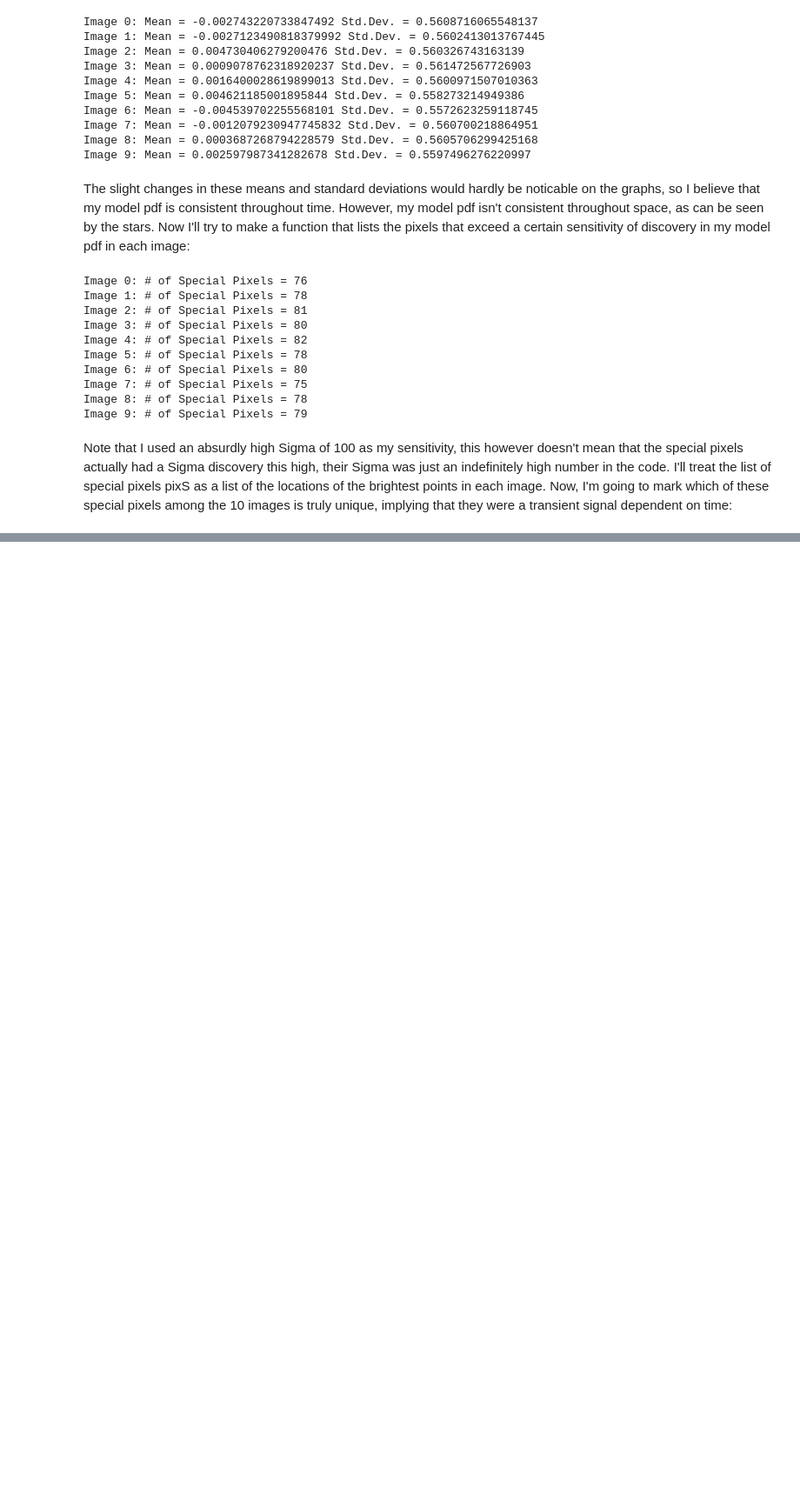
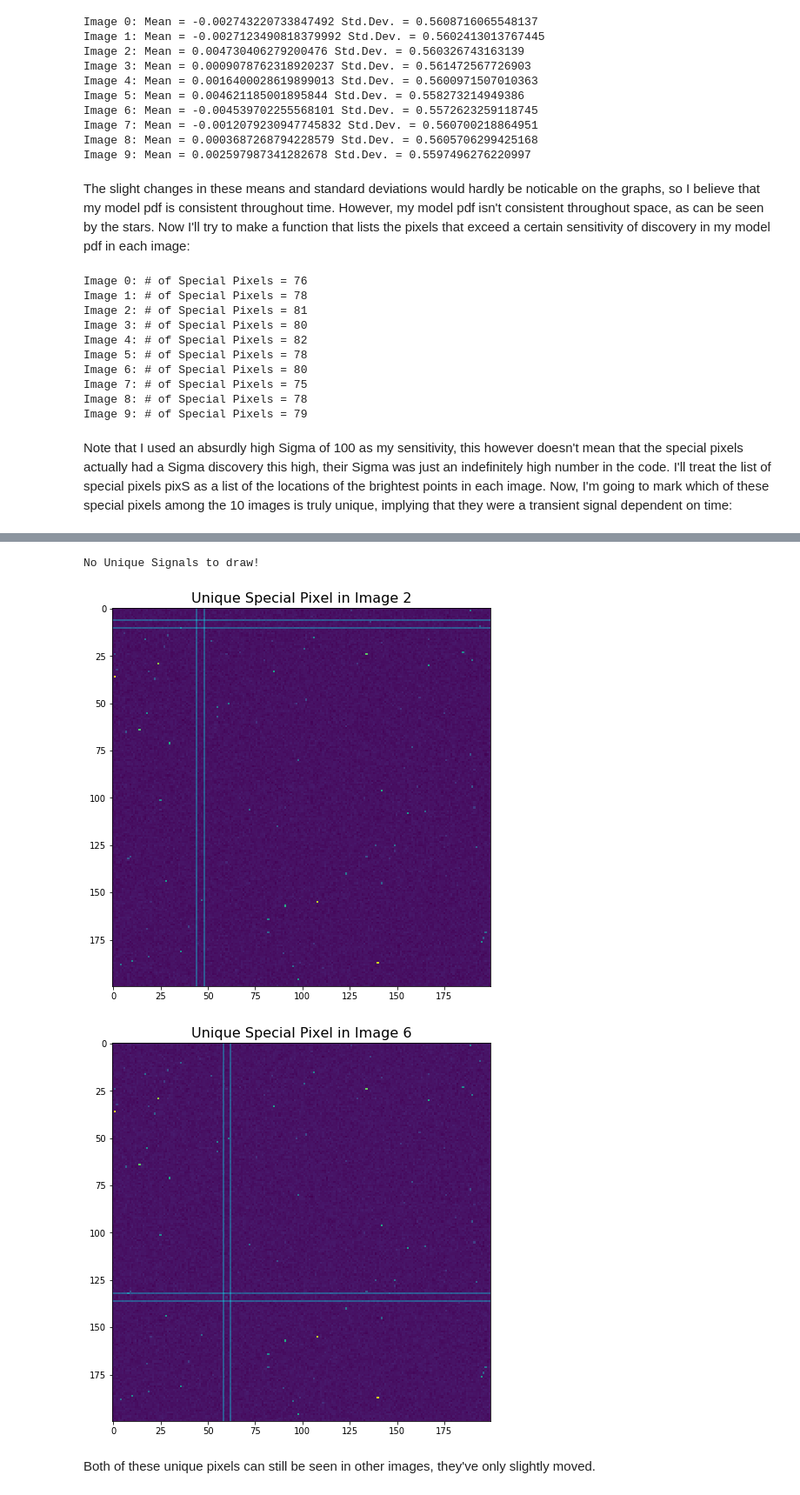
Before and after one commit to AlexHyde2/Phys434-Projects, a Jupyter notebook: Lab4-Alex.ipynb, the cells around one changed output, grey strips where cells are left out. Shown at 87% size. Cells and saved outputs as stored; diff of their text form; code cells hidden in the pictures; blank space fills up the shorter version.

```diff
--- a/Lab4-Alex.ipynb
+++ b/Lab4-Alex.ipynb
@@ -332,17 +332,23 @@ Image 9: Mean = 0.002597987341282678 Std.Dev. = 0.5597496276220997
 # %% [markdown]
 The slight changes in these means and standard deviations would hardly be noticable on the graphs, so I believe that my model pdf is consistent throughout time. However, my model pdf isn't consistent throughout space, as can be seen by the stars. Now I'll try to make a function that lists the pixels that exceed a certain sensitivity of discovery in my model pdf in each image:
 # %%
-pixS = [] # Special Pixels
 avg,sDev = distProps(bTrim)
+
+def getSpecialPixels(bSens):
+    pixS = [] # Special Pixels
+    for i in range(0,10):
+        pixS.append([])
+        for j in range(0,200):
+            for k in range(0,200):
+                iB = imgStack[i][j][k]
+                iProb = (1 - stats.norm.cdf(iB,avg,sDev))*40000
+                iSig = stats.norm.ppf(1 - iProb,0,1)
+                if iSig >= bSens:
+                    pixS[i].append([j,k])
+    return pixS
+
+pixS = getSpecialPixels(100) # This function takes around a minute to run
 for i in range(0,10):
-    pixS.append([])
-    for j in range(0,200):
-        for k in range(0,200):
-            iB = imgStack[i][j][k]
-            iProb = (1 - stats.norm.cdf(iB,avg,sDev))*40000
-            iSig = stats.norm.ppf(1 - iProb,0,1)
-            if iSig >= 100:
-                pixS[i].append([j,k])
     print("Image " + str(i) + ": # of Special Pixels = " + str(len(pixS[i])))
 # %% [output]
 Image 0: # of Special Pixels = 76
@@ -410,0 +426,15 @@ On one final note, my lab partner had a different objective than mine. Instead o
+# %%
+pixS = getSpecialPixels(5)
+pixU,SPlist = getUniqueSignals(pixS,2)
+drawUniqueSignals(pixU)
+# %% [output]
+No Unique Signals to draw!
+# %%
+pixS = getSpecialPixels(4)
+pixU,SPlist = getUniqueSignals(pixS,2)
+drawUniqueSignals(pixU)
+# %% [output]
+[figure, added]
+[figure, added]
+# %% [markdown]
+Both of these unique pixels can still be seen in other images, they've only slightly moved.
```
Also changed, not shown: parts of 2 cells of this notebook, 1 other file.
